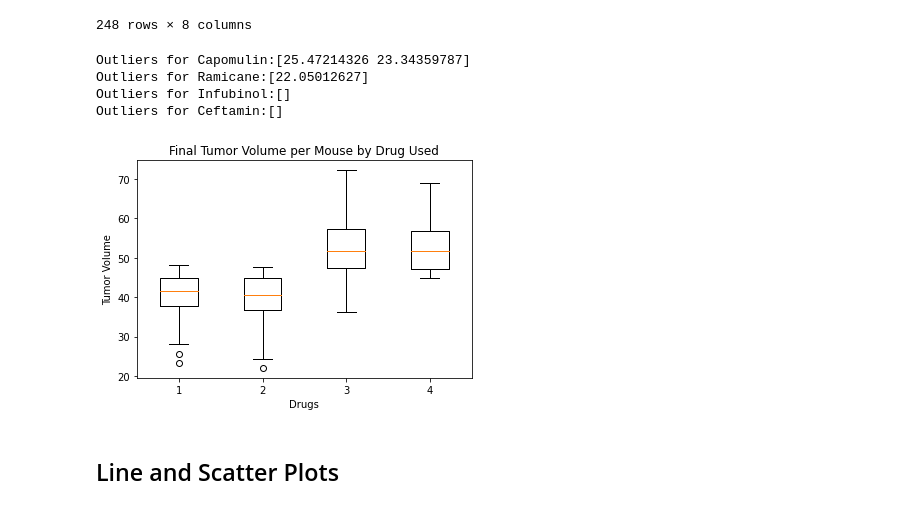
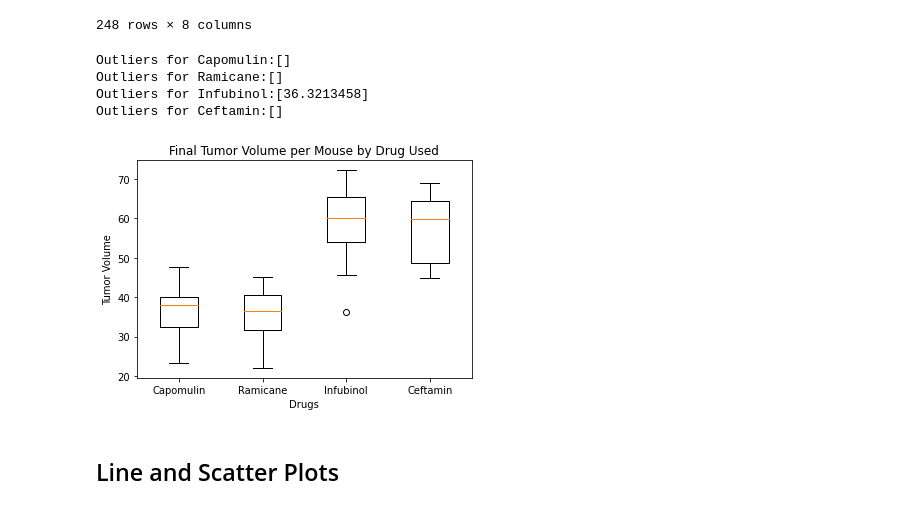
Before and after one commit to pamhinostroza/Matplotlib_Challenge, a Jupyter notebook: pymaceuticals_starter.ipynb, the cells around one changed output. Cells and saved outputs as stored; diff of their text form; code cells hidden in the pictures.

```diff
--- a/pymaceuticals_starter.ipynb
+++ b/pymaceuticals_starter.ipynb
@@ -185,7 +184,10 @@ Text(0.5, 1.0, 'Male vs. Female Distribution')
 max_times=combined_data.groupby('Mouse ID', as_index=False)['Timepoint'].max()
 
 #Merge this group df with the original dataframe to get the tumor volume at the last timepoint
-max_times.merge(combined_data)
+
+# max_times.merge(combined_data) <-- GOT WRONG THE FIRST TIME!
+merged_data=max_times.merge(combined_data,on=['Mouse ID','Timepoint'],how="left") # <-- CORRECTION MADE!
+merged_data
 # %% [output]
 |  | Mouse ID | Timepoint | Drug Regimen | Sex | Age_months | Weight (g) | Tumor Volume (mm3) | ... |
 | 0 | a203 | 45 | Infubinol | Female | 20 | 23 | 67.973419 | ... |
@@ -207,7 +209,7 @@ drug_list=('Capomulin', 'Ramicane', 'Infubinol', 'Ceftamin')
 temp_outliers=[]
 for drug in drug_list:
     #Locate the rows which contain mice on each drug and get the tumor volumes
-    temp_data=combined_data.loc[combined_data['Drug Regimen']==drug, 'Tumor Volume (mm3)']
+    temp_data=merged_data.loc[merged_data['Drug Regimen']==drug, 'Tumor Volume (mm3)']
 
     #add subset
     temp_outliers.append(temp_data)
@@ -219,27 +221,26 @@ for drug in drug_list:
     iqr=upper_quartile-lower_quartile
     lower_bound=lower_quartile-(1.5*iqr)
     upper_bound=upper_quartile+(1.5*iqr)
+
     #Determine outliers using upper and lower bounds
     outliers=temp_data.loc[(temp_data>upper_bound) | (temp_data<lower_bound)]
     print(f"Outliers for {drug}:{outliers.values}")
-#I don't know why my outliers came out wrong here
 # %% [output]
-Outliers for Capomulin:[25.47214326 23.34359787]
-Outliers for Ramicane:[22.05012627]
-Outliers for Infubinol:[]
+Outliers for Capomulin:[]
+Outliers for Ramicane:[]
+Outliers for Infubinol:[36.3213458]
 Outliers for Ceftamin:[]
 # %%
 #Generate a box plot of the final tumor volume of each mouse across four regimens of interest
 fig1, ax = plt.subplots()
-plt.boxplot(temp_outliers)
-#labeling the ticks: plt.xticks(drug_list) CAME OUT WRONG
+# plt.boxplot(temp_outliers) <-- old command to plot a box plot
+plt.boxplot(temp_outliers, labels = drug_list)
 plt.xlabel("Drugs")
 plt.ylabel("Tumor Volume")
 plt.title("Final Tumor Volume per Mouse by Drug Used")
 plt.show()
-#Since my outliers came out wrong, it affected my box plot
 # %% [output]
-[figure, old version]
+[figure, new version]
 # %% [markdown]
 ## Line and Scatter Plots
 # %%
```
Also changed, not shown: parts of 12 cells of this notebook.
